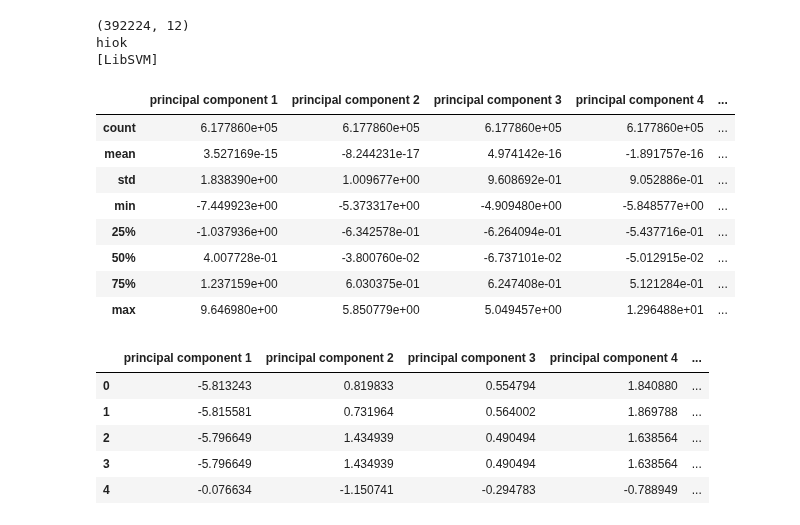
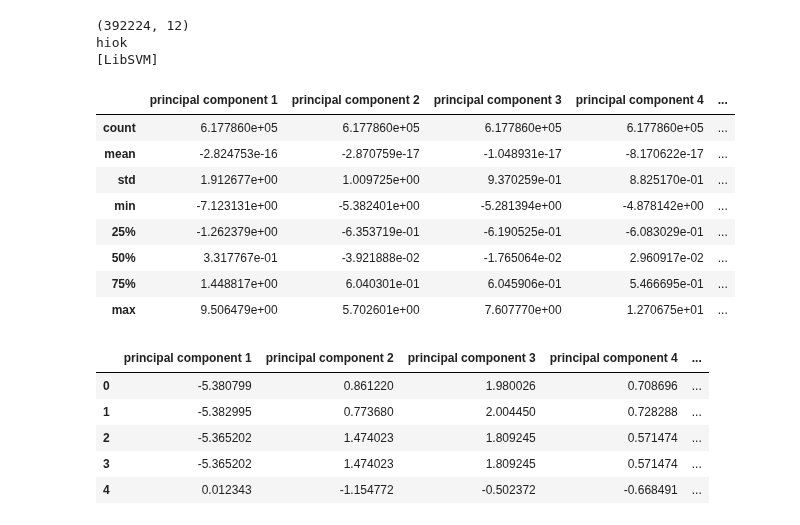
Before and after one commit to guyazov/DS_Workshop, a Jupyter notebook: Project.ipynb, the cells around one changed output. Cells and saved outputs as stored; diff of their text form; code cells hidden in the pictures.

```diff
--- a/Project.ipynb
+++ b/Project.ipynb
@@ -655,25 +655,25 @@ hiok
 [LibSVM]
 # %%
 from preProcess import run_PCA
-n = 12 # number of dimensions (principal components)
-model_database_after_PCA = run_PCA(model_database, n)
-model_database_after_PCA.describe()
+n = 11 # number of dimensions (principal components)
+PCA_data_without_target_and_player = run_PCA(model_database, n)
+PCA_data_without_target_and_player.describe()
 # %% [output]
 |  | principal component 1 | principal component 2 | principal component 3 | principal component 4 | ... |
 | count | 6.177860e+05 | 6.177860e+05 | 6.177860e+05 | 6.177860e+05 | ... |
-| mean | 3.527169e-15 | -8.244231e-17 | 4.974142e-16 | -1.891757e-16 | ... |
-| std | 1.838390e+00 | 1.009677e+00 | 9.608692e-01 | 9.052886e-01 | ... |
-| min | -7.449923e+00 | -5.373317e+00 | -4.909480e+00 | -5.848577e+00 | ... |
-| 25% | -1.037936e+00 | -6.342578e-01 | -6.264094e-01 | -5.437716e-01 | ... |
-| 50% | 4.007728e-01 | -3.800760e-02 | -6.737101e-02 | -5.012915e-02 | ... |
-| 75% | 1.237159e+00 | 6.030375e-01 | 6.247408e-01 | 5.121284e-01 | ... |
-| max | 9.646980e+00 | 5.850779e+00 | 5.049457e+00 | 1.296488e+01 | ... |
+| mean | -2.824753e-16 | -2.870759e-17 | -1.048931e-17 | -8.170622e-17 | ... |
+| std | 1.912677e+00 | 1.009725e+00 | 9.370259e-01 | 8.825170e-01 | ... |
+| min | -7.123131e+00 | -5.382401e+00 | -5.281394e+00 | -4.878142e+00 | ... |
+| 25% | -1.262379e+00 | -6.353719e-01 | -6.190525e-01 | -6.083029e-01 | ... |
+| 50% | 3.317767e-01 | -3.921888e-02 | -1.765064e-02 | 2.960917e-02 | ... |
+| 75% | 1.448817e+00 | 6.040301e-01 | 6.045906e-01 | 5.466695e-01 | ... |
+| max | 9.506479e+00 | 5.702601e+00 | 7.607770e+00 | 1.270675e+01 | ... |
 # %%
-model_database_after_PCA.head(5)
+PCA_data_without_target_and_player.head(5)
 # %% [output]
 |  | principal component 1 | principal component 2 | principal component 3 | principal component 4 | ... |
-| 0 | -5.813243 | 0.819833 | 0.554794 | 1.840880 | ... |
-| 1 | -5.815581 | 0.731964 | 0.564002 | 1.869788 | ... |
-| 2 | -5.796649 | 1.434939 | 0.490494 | 1.638564 | ... |
-| 3 | -5.796649 | 1.434939 | 0.490494 | 1.638564 | ... |
-| 4 | -0.076634 | -1.150741 | -0.294783 | -0.788949 | ... |
+| 0 | -5.380799 | 0.861220 | 1.980026 | 0.708696 | ... |
+| 1 | -5.382995 | 0.773680 | 2.004450 | 0.728288 | ... |
+| 2 | -5.365202 | 1.474023 | 1.809245 | 0.571474 | ... |
+| 3 | -5.365202 | 1.474023 | 1.809245 | 0.571474 | ... |
+| 4 | 0.012343 | -1.154772 | -0.502372 | -0.668491 | ... |
```
Also changed, not shown: parts of 5 cells of this notebook.
